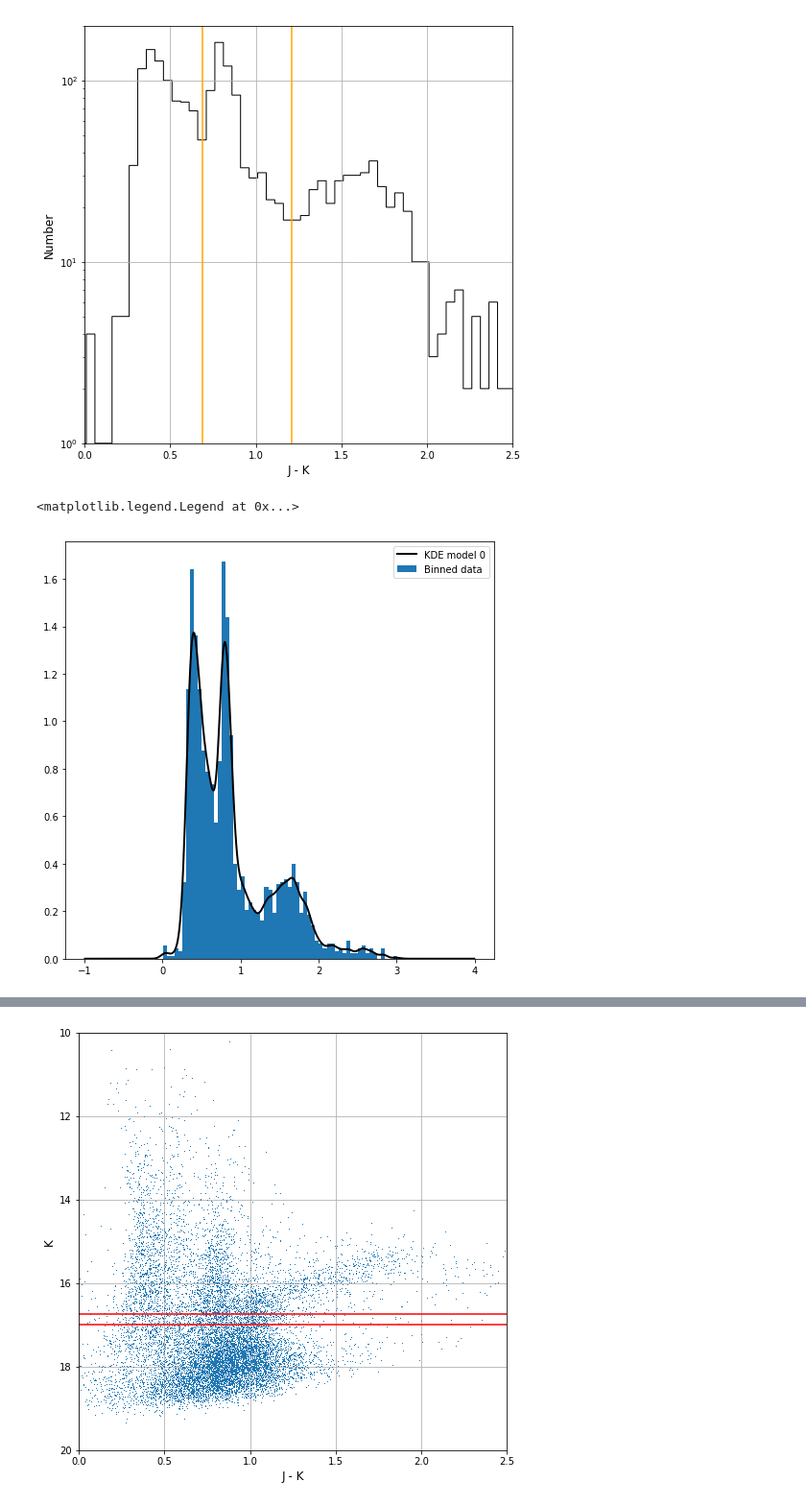
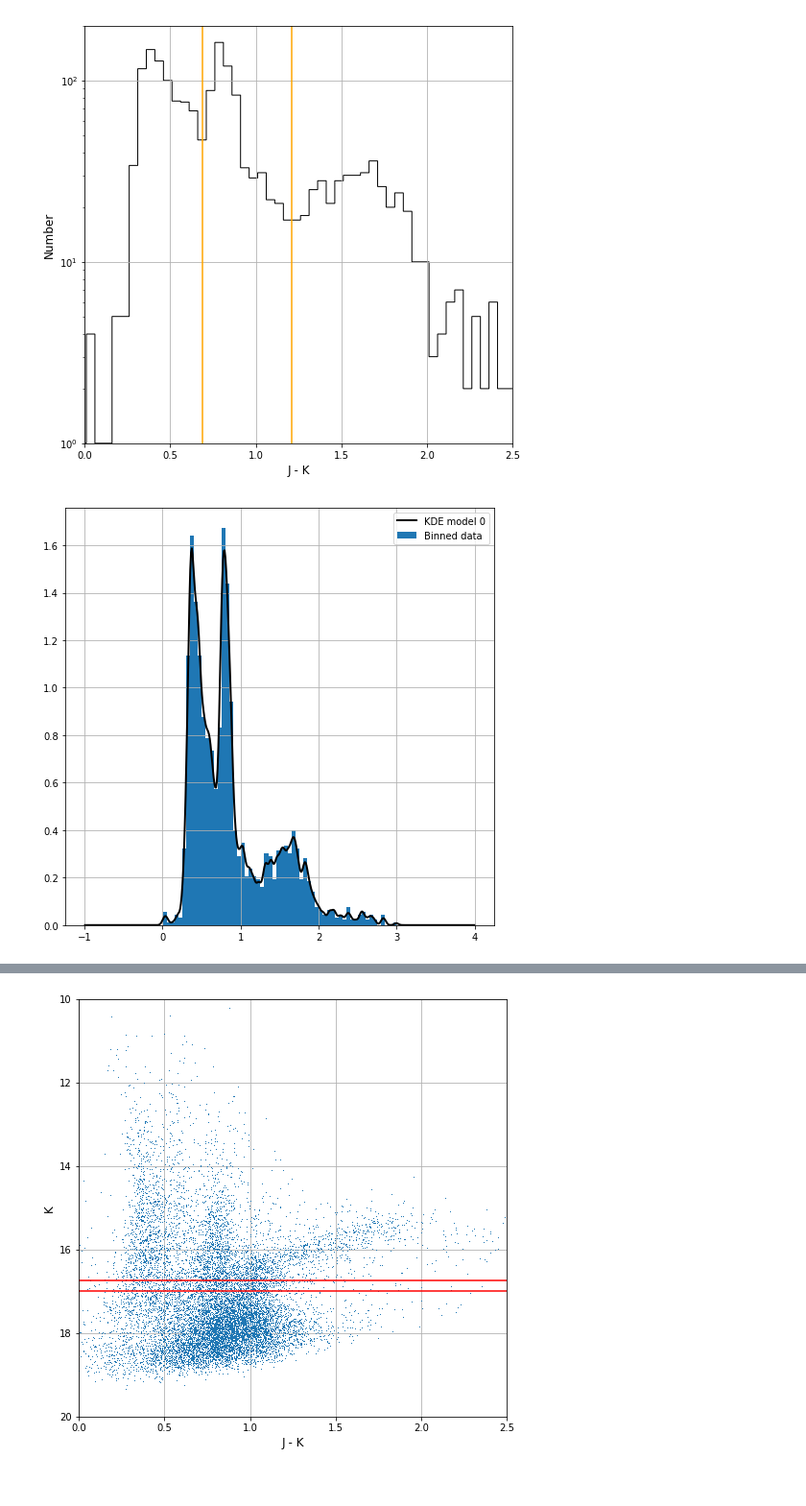
Before and after one commit to alechirschauer/NGC6822, a Jupyter notebook: Color-Cuts_K_vs_J-K_12Nov2018.ipynb, the cells around one changed output, grey strips where cells are left out. Shown at 96% size. Saved outputs shown, nothing was run; the diff lists cells and outputs as text; code cells hidden in the pictures.

```diff
--- a/Color-Cuts_K_vs_J-K_12Nov2018.ipynb
+++ b/Color-Cuts_K_vs_J-K_12Nov2018.ipynb
@@ -250,42 +250,54 @@ x_eval = np.linspace(kde_data.min() - 1.0, kde_data.max() + 1.0, 500)
 # as arguments, though I don't fully understand the trailing "500" (or the +/- 1.0s).
 
 #plt.plot(x_eval, kde(x_eval), 'k-')
+#plt.xlim(0.60, 0.75)
+#plt.ylim(0.5, 0.7)
+#plt.grid(True)
 
 # ^ This plots the black line over the blue histogram in the first output plot.
 
 #from scipy.optimize import curve_fit
 #from scipy.optimize import leastsq
 
 # ^ These call some fitting algorithms that we didn't end up using, so this could be skipped.
 
-kde_0 = gaussian_kde(kde_data,bw_method=0.1)
+kde_0 = gaussian_kde(kde_data,bw_method=0.05)
 # kde_0 = gaussian_kde(kde_data_0)
 
 # ^ This defines a KDE as a Gaussian to be evaluated over the range of data defined earlier,
 # with binwidths of 0.1, very similarly to the third command from the top.
 
 #kde_0.scotts_factor()
 
 # ^ This prints out the value of the KDE, which I think is effectively the binwidth.
 
 plt.figure(figsize=(8,8))
 plt.plot(x_eval, kde_0(x_eval),'k',lw=2,label='KDE model 0')
 plt.hist(kde_data,bins=bins,normed=True,label='Binned data')
+#plt.xlim(0.6, 0.75)
+#plt.ylim(0.5, 0.8)
+#plt.xlim(1.15, 1.3)
+#plt.ylim(0.16, 0.22)
 plt.legend()
+plt.grid(True)
+plt.show()
+plt.close()
 
 # ^ This plots the fit to the second histogram, giving a looser value of the inflection
 # points and therefore the local minima as compared to the first histogram, but by not
 # following so many of the nooks and crannies, it might do a better job of characterizing
 # where to set the color cuts, especially since this doesn't *need* to be too rigorous.
 #
 # I commented out everything for the first histogram, so I can just use what's left for
 # the "mass production" of fit curves for each swathe.
 #
 # The next step would be to calculate the local minima somehow OR simply zoom in to where
 # the minima are and estimate the J-K value to some precision (hundreth's place?).
+#
+### with binwidth = 0.10, J-K = 0.65, J-K = 1.22
+### with binwidth = 0.05, J-K = 0.68, J-K = 1.26* (double minimum)
 # %% [output]
-<matplotlib.legend.Legend at 0x...>
-[figure, old version]
+[figure, new version]
 # %%
 # 14
 
```
Also changed, not shown: parts of 20 cells of this notebook.
